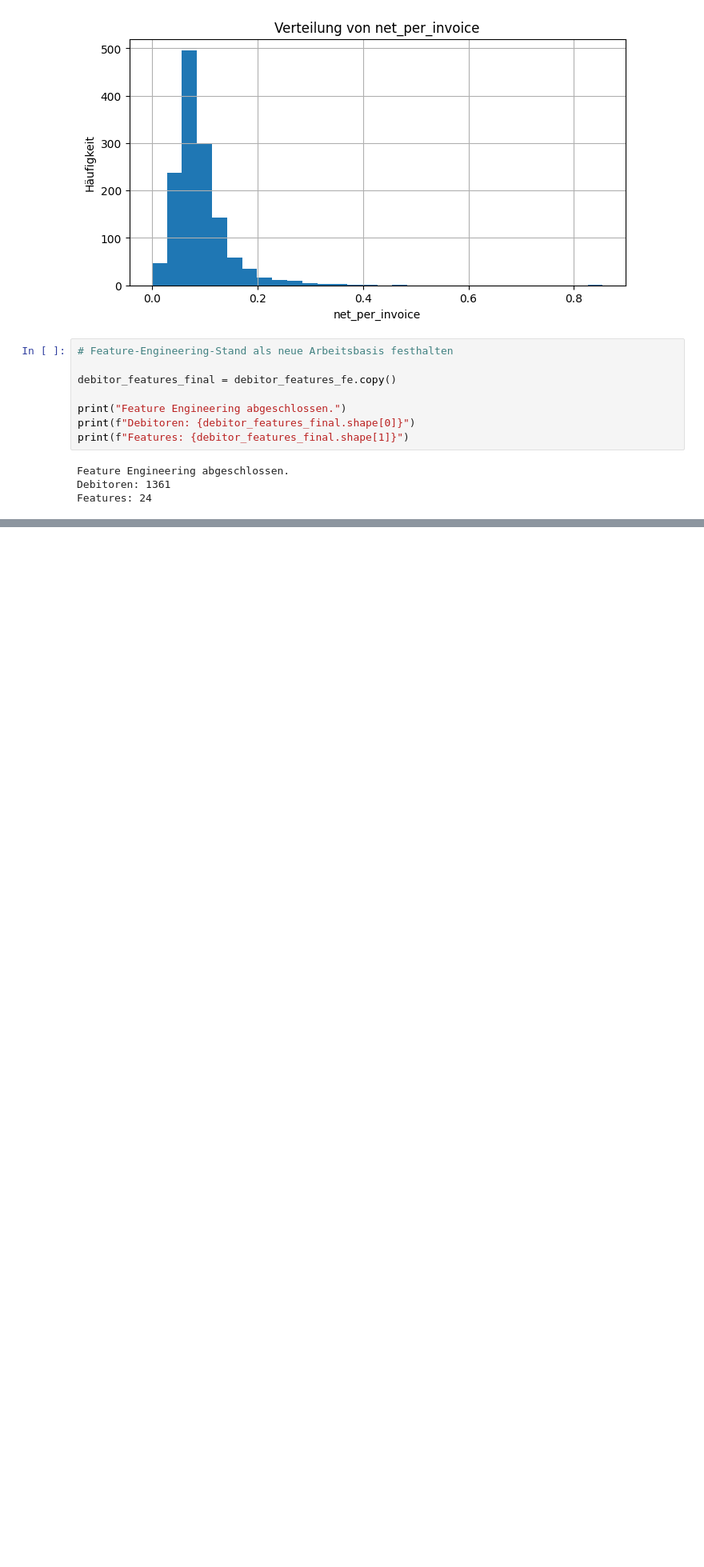
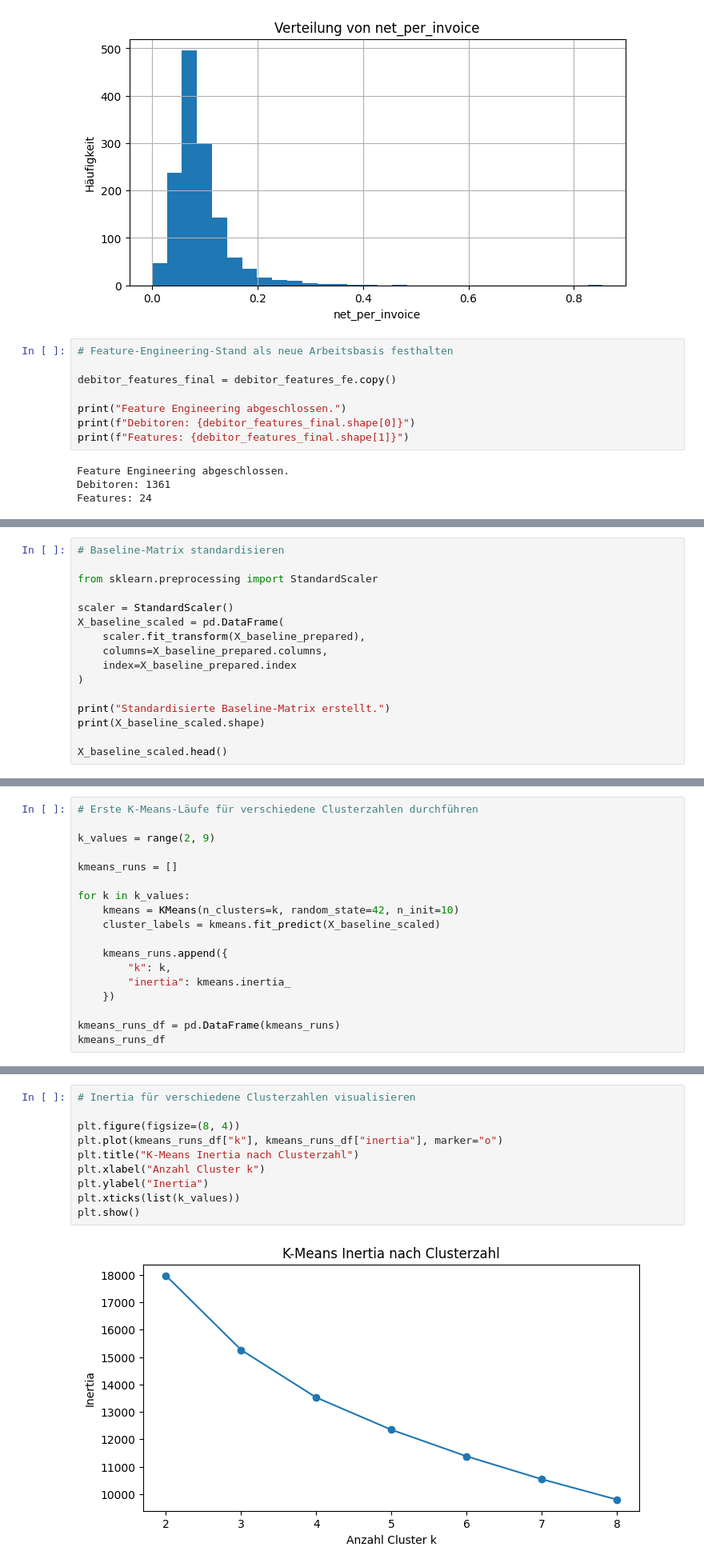
Before and after one commit to jensus-rep/data01-executive-search-analytics, a Jupyter notebook: notebooks/01_data_import_and_debitor_matrix.ipynb, the cells around one changed output, grey strips where cells are left out. Shown at 80% size. Saved outputs shown, nothing was run; the diff lists cells and outputs as text; blank space fills up the shorter version.

Commit message:
Add baseline K-means clustering and initial cluster profiling

```diff
--- a/notebooks/01_data_import_and_debitor_matrix.ipynb
+++ b/notebooks/01_data_import_and_debitor_matrix.ipynb
@@ -808,0 +907,16 @@ Features: 24
+# %%
+# Baseline-Matrix standardisieren
+
+from sklearn.preprocessing import StandardScaler
+
+scaler = StandardScaler()
+X_baseline_scaled = pd.DataFrame(
+    scaler.fit_transform(X_baseline_prepared),
+    columns=X_baseline_prepared.columns,
+    index=X_baseline_prepared.index
+)
+
+print("Standardisierte Baseline-Matrix erstellt.")
+print(X_baseline_scaled.shape)
+
+X_baseline_scaled.head()
@@ -808,0 +1014,18 @@ Features: 24
+# %%
+# Erste K-Means-Läufe für verschiedene Clusterzahlen durchführen
+
+k_values = range(2, 9)
+
+kmeans_runs = []
+
+for k in k_values:
+    kmeans = KMeans(n_clusters=k, random_state=42, n_init=10)
+    cluster_labels = kmeans.fit_predict(X_baseline_scaled)
+
+    kmeans_runs.append({
+        "k": k,
+        "inertia": kmeans.inertia_
+    })
+
+kmeans_runs_df = pd.DataFrame(kmeans_runs)
+kmeans_runs_df
@@ -808,0 +1041,12 @@ Features: 24
+# %%
+# Inertia für verschiedene Clusterzahlen visualisieren
+
+plt.figure(figsize=(8, 4))
+plt.plot(kmeans_runs_df["k"], kmeans_runs_df["inertia"], marker="o")
+plt.title("K-Means Inertia nach Clusterzahl")
+plt.xlabel("Anzahl Cluster k")
+plt.ylabel("Inertia")
+plt.xticks(list(k_values))
+plt.show()
+# %% [output]
+[figure, added]
```
Also changed, not shown: parts of 21 cells of this notebook.
